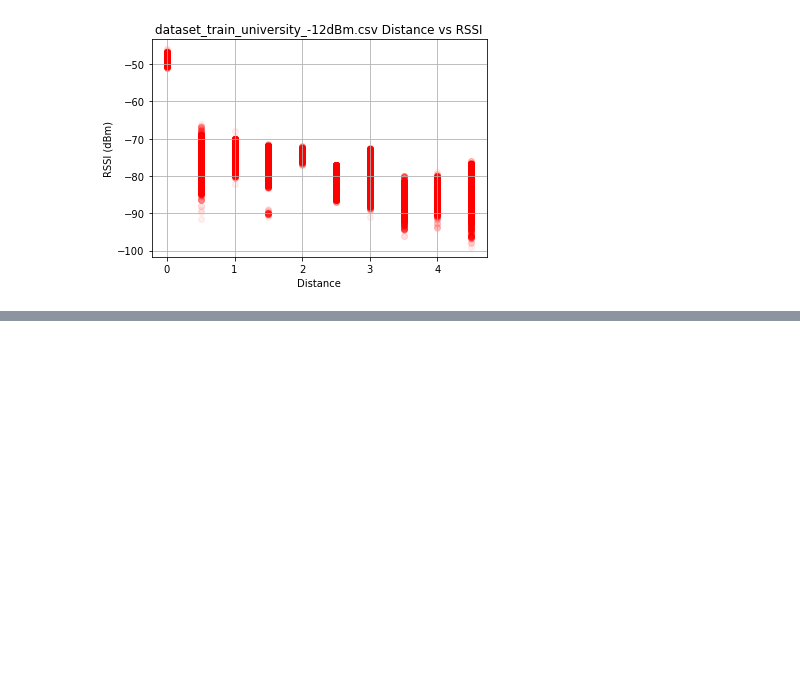
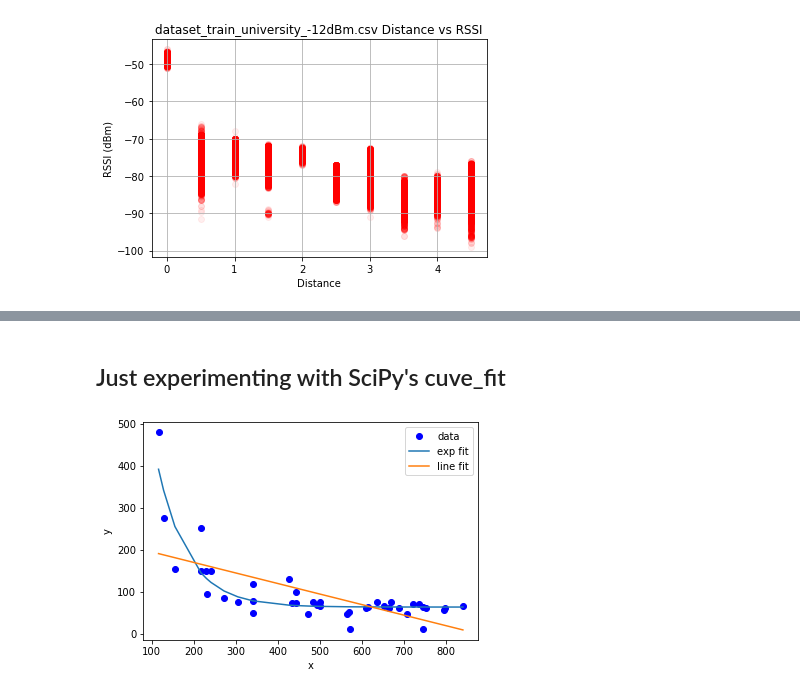
Before and after one commit to YanuX-Framework/YanuX-Cruncher, a Jupyter notebook: ProximityExperiments.ipynb, the cells around one changed output, grey strips where cells are left out. Drawn from its saved outputs; the diff is of its cells as text; code cells hidden in the pictures; blank space fills up the shorter version.

```diff
--- a/ProximityExperiments.ipynb
+++ b/ProximityExperiments.ipynb
@@ -56,0 +84,33 @@ for path in paths:
+# %% [markdown]
+## Just experimenting with SciPy's cuve_fit
+# %%
+import numpy as np
+import matplotlib.pyplot as plt
+from scipy.optimize import curve_fit
+
+my_data = np.genfromtxt('data/yourdata.csv', delimiter=',')
+my_data = my_data[my_data[:,0].argsort()]
+xdata = my_data[:,0].transpose()
+ydata = my_data[:,1].transpose()
+
+# define a function for fitting
+def func(x, a, b, c, d):
+    return a * np.exp(-b * (x - c)) + d
+
+# fit your data and getting fit parameters
+popt, pcov = curve_fit(func, xdata, ydata, p0=[50, 0, 90, 63], bounds=([0, 0, 90, 0], [1000, 0.1, 200, 200]))
+
+def func_line(x, a, b):
+    return a*x + b
+
+popt_line, pcov_line = curve_fit(func_line, xdata, ydata, p0=[1,0])
+
+plt.plot(xdata, ydata, 'bo', label='data')
+plt.plot(xdata, func(xdata, *popt), '-', label='exp fit')
+plt.plot(xdata, func_line(xdata, *popt_line), '-', label='line fit')
+plt.xlabel('x')
+plt.ylabel('y')
+plt.legend()
+plt.show()
+# %% [output]
+[figure, added]
```
Also changed, not shown: parts of 6 cells of this notebook, 19 other files.
